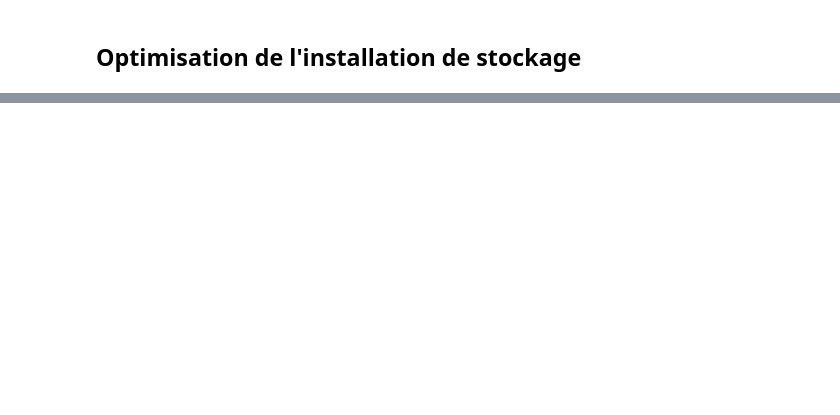
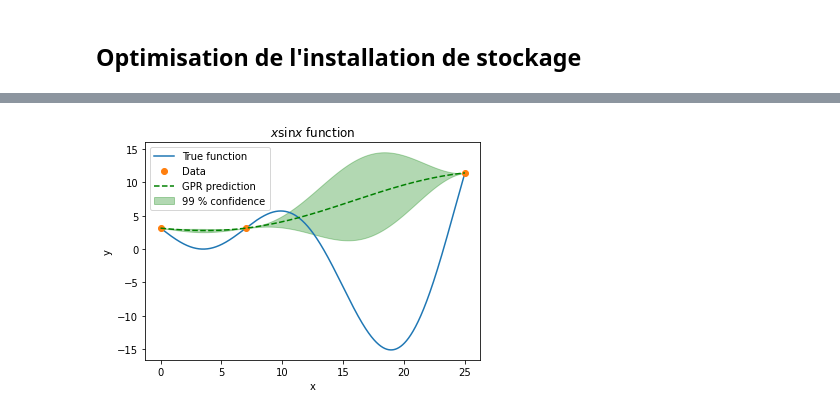
Before and after one commit to BenjaminAllardEngineer/PPE-Optim, a Jupyter notebook: Binard-Allard.ipynb, the cells around one changed output, grey strips where cells are left out. Cells and saved outputs as stored; diff of their text form; code cells hidden in the pictures; blank space fills up the shorter version.

Commit message:
Gaussian process raw cells

```diff
--- a/Binard-Allard.ipynb
+++ b/Binard-Allard.ipynb
@@ -199,0 +244,12 @@ Note : la fonction ici ne coûte en réalité pas excessivement cher, mais puisq
+# %%
+from sklearn.gaussian_process import GaussianProcessRegressor
+from sklearn.gaussian_process.kernels import RBF
+
+kernel_local = RBF()
+gp = GaussianProcessRegressor(kernel=kernel_local)
+
+x_data = np.atleast_2d([0, 7, 25]).T
+y_data = fun(x_data)
+gp.fit(x_data, y_data)
+# print("score : ", gp.score(x_data, y_data))
+print("hyperparameters : ", gp.kernel_.theta)
@@ -199,0 +258,7 @@ Note : la fonction ici ne coûte en réalité pas excessivement cher, mais puisq
+# %%
+from smt.surrogate_models import KRG
+
+gpr = KRG(theta0=[1e-2] * x_data.shape[1], print_prediction=False)
+gpr.set_training_values(x_data, y_data)
+
+gpr.train()
@@ -199,0 +281,22 @@ Note : la fonction ici ne coûte en réalité pas excessivement cher, mais puisq
+# %%
+Y_GP_plot = gpr.predict_values(X_plot)
+sig_GP_plot = gpr.predict_variances(X_plot)
+
+fig = plt.figure()
+ax = fig.add_subplot(111)
+(true_fun,) = ax.plot(X_plot, Y_plot)
+(data,) = ax.plot(x_data, y_data, linestyle="", marker="o")
+(gp,) = ax.plot(X_plot, Y_GP_plot, linestyle="--", color="g")
+sig_plus = Y_GP_plot + 3 * np.atleast_2d(sig_GP_plot)
+sig_moins = Y_GP_plot - 3 * np.atleast_2d(sig_GP_plot)
+un_gp = ax.fill_between(
+    X_plot.T[0], sig_plus.T[0], sig_moins.T[0], alpha=0.3, color="g"
+)
+lines = [true_fun, data, gp, un_gp]
+ax.set_title("$x \sin{x}$ function")
+ax.set_xlabel("x")
+ax.set_ylabel("y")
+ax.legend(lines, ["True function", "Data", "GPR prediction", "99 % confidence"])
+plt.show()
+# %% [output]
+[figure, added]
```
Also changed, not shown: parts of 18 cells of this notebook.
